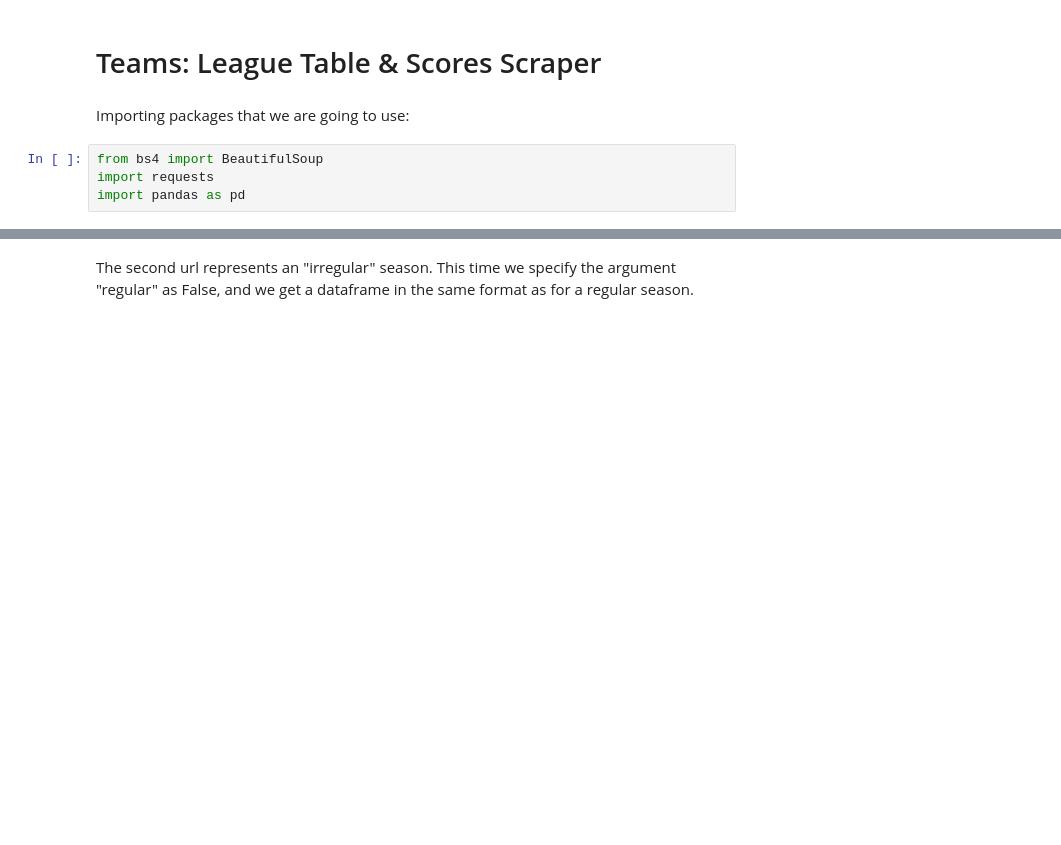
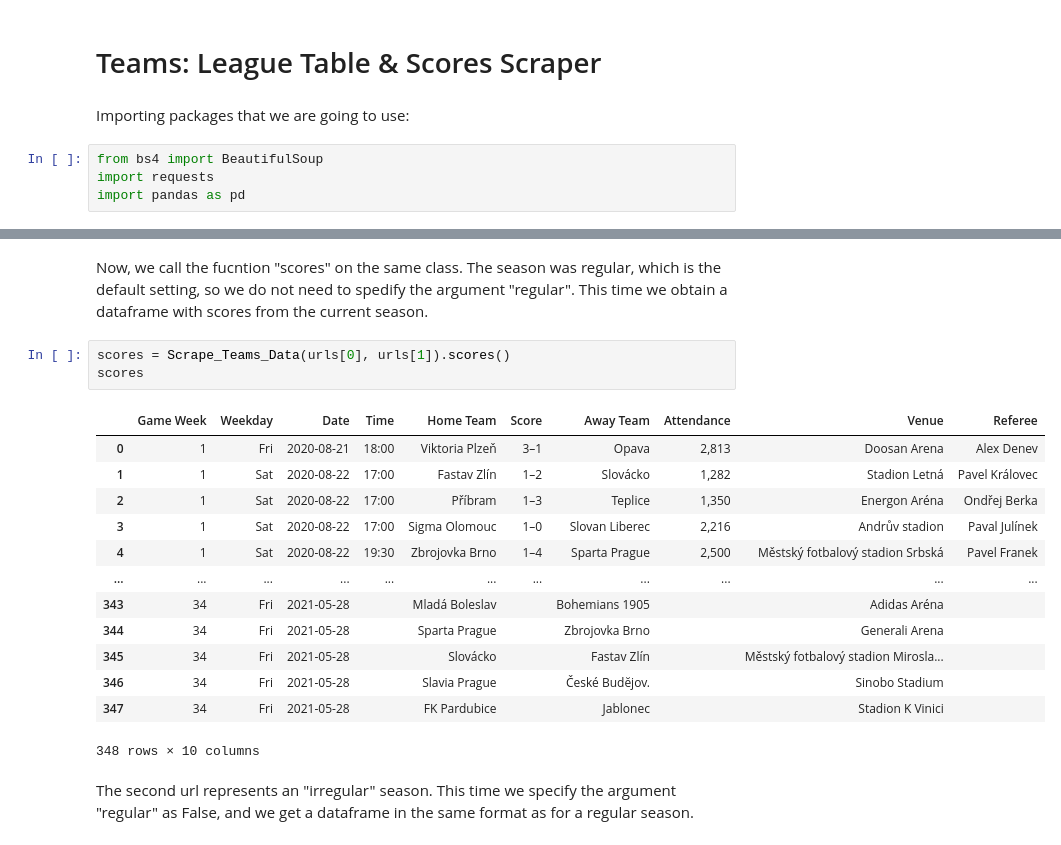
Before and after one commit to Johnymancvrk/Czech-Football-League, a Jupyter notebook: Teams_Table&Scores_Scraper.ipynb, the cells around one changed output, grey strips where cells are left out. Cells and saved outputs as stored; diff of their text form; blank space fills up the shorter version.

```diff
--- a/Teams_Table&Scores_Scraper.ipynb
+++ b/Teams_Table&Scores_Scraper.ipynb
@@ -172,3 +147,22 @@ Scores_Scraper(url)
+# %% [markdown]
+Now, we call the fucntion "scores" on the same class. The season was regular, which is the default setting, so we do not need to spedify the argument "regular". This time we obtain a dataframe with scores from the current season.
+# %%
+scores = Scrape_Teams_Data(urls[0], urls[1]).scores()
+scores
+# %% [output]
+|  | Game Week | Weekday | Date | Time | Home Team | Score | Away Team | Attendance | Venue | Referee |
+| 0 | 1 | Fri | 2020-08-21 | 18:00 | Viktoria Plzeň | 3–1 | Opava | 2,813 | Doosan Arena | Alex Denev |
+| 1 | 1 | Sat | 2020-08-22 | 17:00 | Fastav Zlín | 1–2 | Slovácko | 1,282 | Stadion Letná | Pavel Královec |
+| 2 | 1 | Sat | 2020-08-22 | 17:00 | Příbram | 1–3 | Teplice | 1,350 | Energon Aréna | Ondřej Berka |
+| 3 | 1 | Sat | 2020-08-22 | 17:00 | Sigma Olomouc | 1–0 | Slovan Liberec | 2,216 | Andrův stadion | Paval Julínek |
+| 4 | 1 | Sat | 2020-08-22 | 19:30 | Zbrojovka Brno | 1–4 | Sparta Prague | 2,500 | Městský fotbalový stadion Srbská | Pavel Franek |
+| ... | ... | ... | ... | ... | ... | ... | ... | ... | ... | ... |
+| 343 | 34 | Fri | 2021-05-28 |  | Mladá Boleslav |  | Bohemians 1905 |  | Adidas Aréna |  |
+| 344 | 34 | Fri | 2021-05-28 |  | Sparta Prague |  | Zbrojovka Brno |  | Generali Arena |  |
+| 345 | 34 | Fri | 2021-05-28 |  | Slovácko |  | Fastav Zlín |  | Městský fotbalový stadion Mirosla... |  |
+| 346 | 34 | Fri | 2021-05-28 |  | Slavia Prague |  | České Budĕjov. |  | Sinobo Stadium |  |
+| 347 | 34 | Fri | 2021-05-28 |  | FK Pardubice |  | Jablonec |  | Stadion K Vinici |  |
+348 rows × 10 columns
 # %% [markdown]
 The second url represents an "irregular" season. This time we specify the argument "regular" as False, and we get a dataframe in the same format as for a regular season.
 # %%
```
Also changed, not shown: parts of 14 cells of this notebook, 1 other file.
